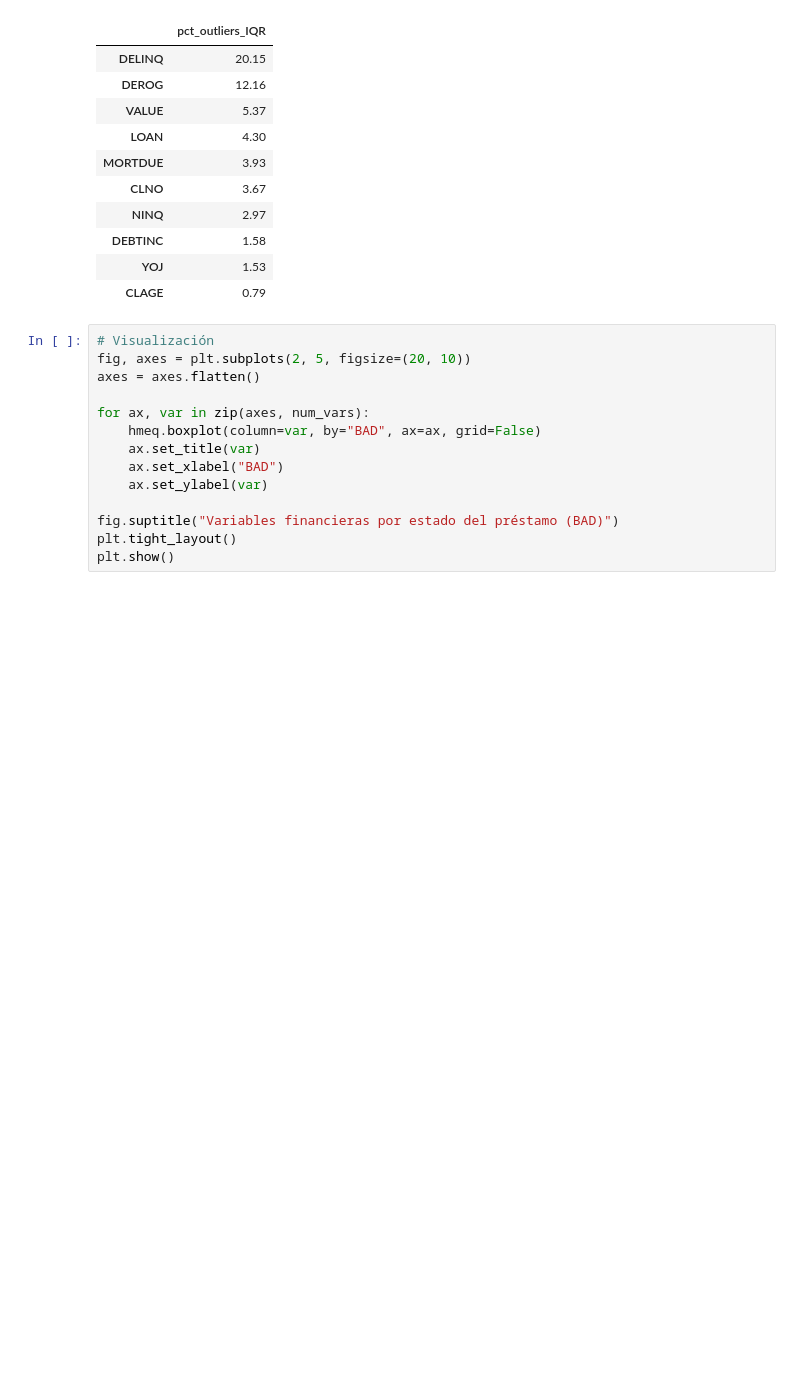
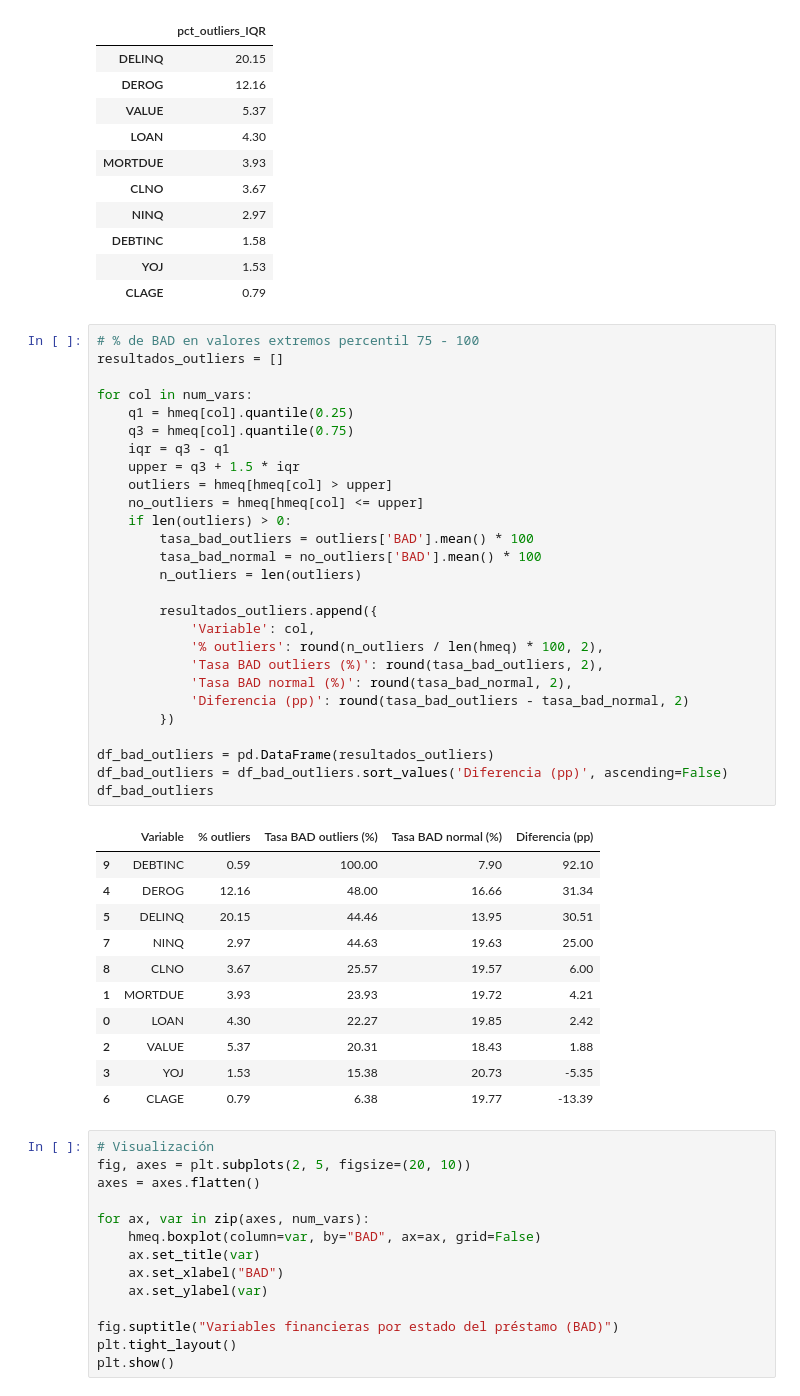
Before and after one commit to Karimhh8/tfm-data-science-credit-risk-karim, a Jupyter notebook: notebooks/01_EDA_HMEQ.ipynb, the cells around one changed output. Saved outputs shown, nothing was run; the diff lists cells and outputs as text; blank space fills up the shorter version.

```diff
--- a/notebooks/01_EDA_HMEQ.ipynb
+++ b/notebooks/01_EDA_HMEQ.ipynb
@@ -441,6 +360,45 @@ df_outliers.sort_values("pct_outliers_IQR", ascending=False)
 | DEBTINC | 1.58 |
 | YOJ | 1.53 |
 | CLAGE | 0.79 |
+# %%
+# % de BAD en valores extremos percentil 75 - 100
+resultados_outliers = []
+
+for col in num_vars:
+    q1 = hmeq[col].quantile(0.25)
+    q3 = hmeq[col].quantile(0.75)
+    iqr = q3 - q1
+    upper = q3 + 1.5 * iqr
+    outliers = hmeq[hmeq[col] > upper]
+    no_outliers = hmeq[hmeq[col] <= upper]
+    if len(outliers) > 0:
+        tasa_bad_outliers = outliers['BAD'].mean() * 100
+        tasa_bad_normal = no_outliers['BAD'].mean() * 100
+        n_outliers = len(outliers)
+
+        resultados_outliers.append({
+            'Variable': col,
+            '% outliers': round(n_outliers / len(hmeq) * 100, 2),
+            'Tasa BAD outliers (%)': round(tasa_bad_outliers, 2),
+            'Tasa BAD normal (%)': round(tasa_bad_normal, 2),
+            'Diferencia (pp)': round(tasa_bad_outliers - tasa_bad_normal, 2)
+        })
+
+df_bad_outliers = pd.DataFrame(resultados_outliers)
+df_bad_outliers = df_bad_outliers.sort_values('Diferencia (pp)', ascending=False)
+df_bad_outliers
+# %% [output]
+|  | Variable | % outliers | Tasa BAD outliers (%) | Tasa BAD normal (%) | Diferencia (pp) |
+| 9 | DEBTINC | 0.59 | 100.00 | 7.90 | 92.10 |
+| 4 | DEROG | 12.16 | 48.00 | 16.66 | 31.34 |
+| 5 | DELINQ | 20.15 | 44.46 | 13.95 | 30.51 |
+| 7 | NINQ | 2.97 | 44.63 | 19.63 | 25.00 |
+| 8 | CLNO | 3.67 | 25.57 | 19.57 | 6.00 |
+| 1 | MORTDUE | 3.93 | 23.93 | 19.72 | 4.21 |
+| 0 | LOAN | 4.30 | 22.27 | 19.85 | 2.42 |
+| 2 | VALUE | 5.37 | 20.31 | 18.43 | 1.88 |
+| 3 | YOJ | 1.53 | 15.38 | 20.73 | -5.35 |
+| 6 | CLAGE | 0.79 | 6.38 | 19.77 | -13.39 |
 # %%
 # Visualización
 fig, axes = plt.subplots(2, 5, figsize=(20, 10))
```
Also changed, not shown: parts of 10 cells of this notebook, 7 other files.
